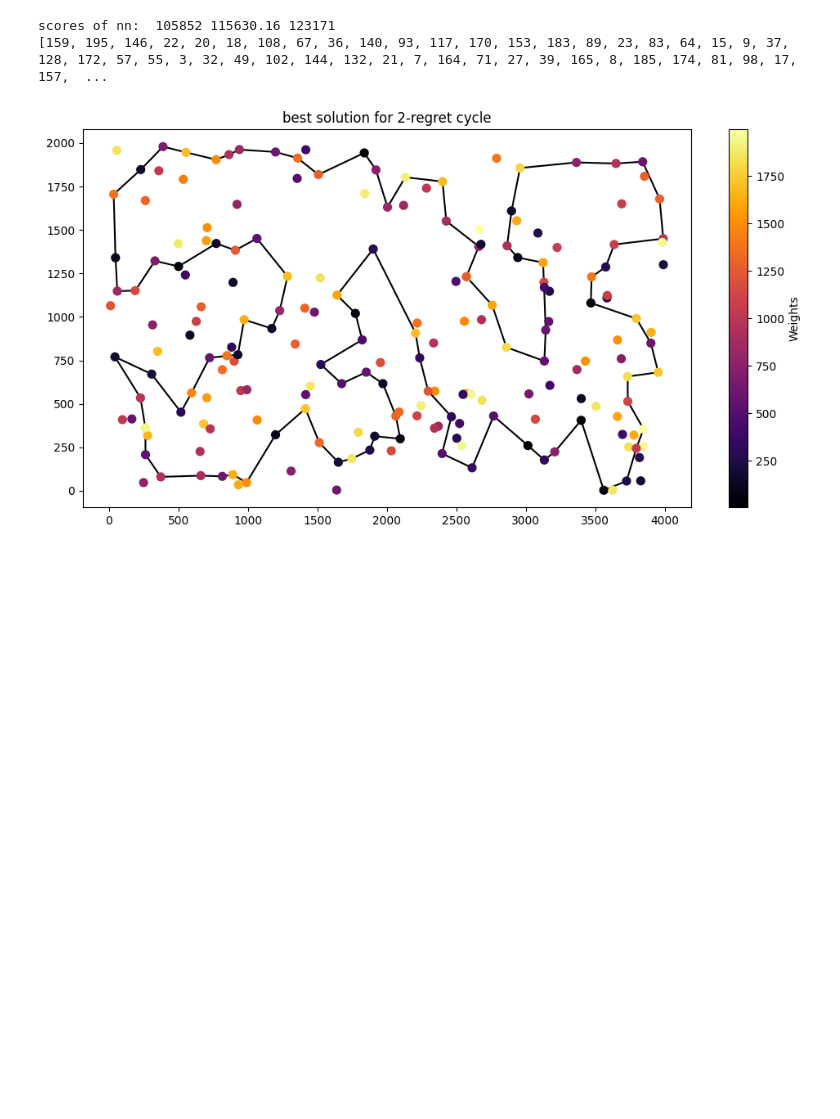
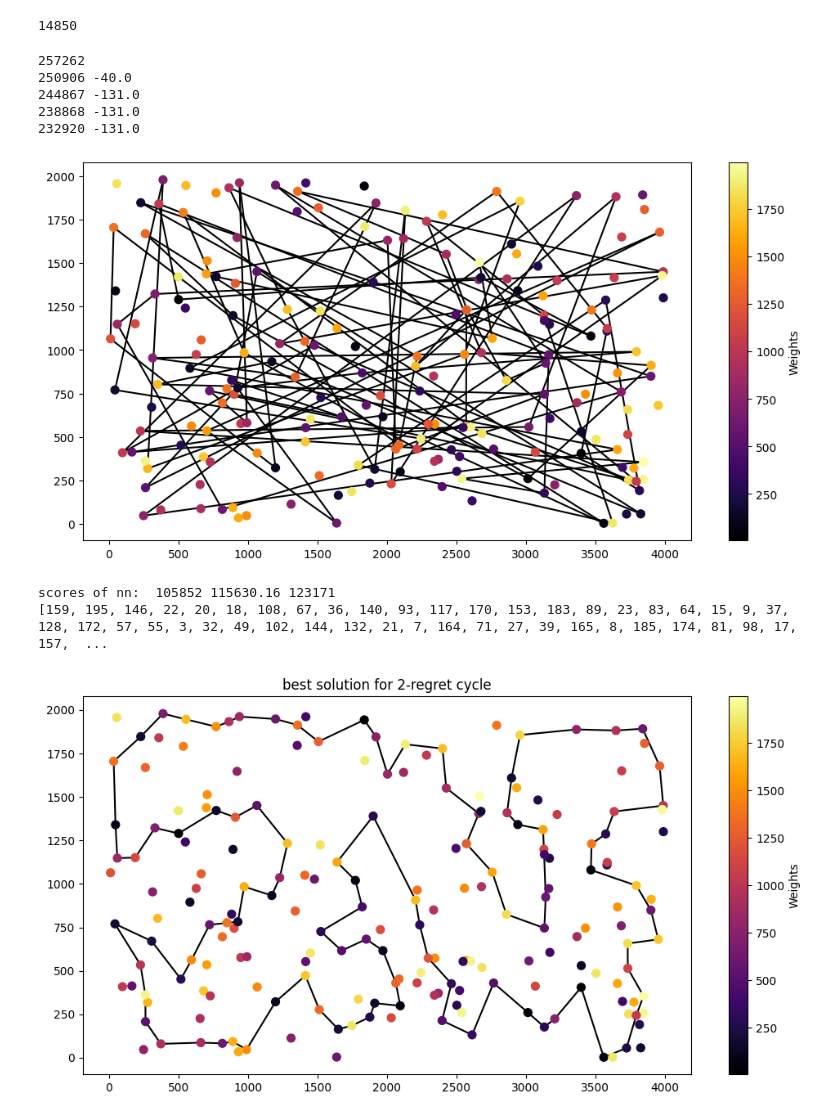
Before and after one commit to krzysztof-m-w/evolutionary_computation, a Jupyter notebook: lab3/ec3.ipynb, the cells around one changed output. Cells and saved outputs as stored; diff of their text form; code cells hidden in the pictures; blank space fills up the shorter version.

Commit message:
add greedy implementation

```diff
--- a/lab3/ec3.ipynb
+++ b/lab3/ec3.ipynb
@@ -197,3 +166,49 @@ def greedy(starting_solution: List[int], distance_matrix: np.ndarray, costs: np.
+# %%
+def greedy(starting_solution: List[int], distance_matrix: np.ndarray, costs: np.ndarray, neighborhood: Neighborhood) -> list:
+    cost_matrix = (distance_matrix + costs).T
+    n = len(distance_matrix)
+    num_nodes_to_use = n // 2
+    unselected = SortedList(range(len(costs)))
+    for i in starting_solution:
+        unselected.remove(i)
+    solution = starting_solution.copy()
+    print(score(solution, distance_matrix, costs))
+    for _ in range(int(1e9)):
+        objective_changes = [neighborhood.get_difference(i, solution, unselected)
+                            for i in range(neighborhood.neighborhood_size())]
+        best_index = np.argmin(objective_changes)
+        if objective_changes[i] >= 0:
+            return solution
+        solution = neighborhood.modify_solution(best_index, solution, unselected)
+        print(score(solution, distance_matrix, costs), objective_changes[i])
+    return solution
+# %%
+def get_random_solution(n: int) -> list[int]:
+    a=np.arange(0,n)
+    np.random.shuffle(a)
+
+    return list(a[:int(np.ceil(n/2))])
+# %%
+n = len(costs)
+initial_solution = get_random_solution(n)
+neighborhood1 = EdgeNeighborhood(dist, costs, n // 2)
+neighborhood2 = InterNeighborhood(dist, costs, n // 2)
+neighborhood = CombinedNeighborhood([neighborhood1, neighborhood2])
+neighborhood.neighborhood_size()
+# %% [output]
+14850
+# %%
+solution = greedy(initial_solution, dist, costs, neighborhood)
+# %% [output]
+257262
+250906 -40.0
+244867 -131.0
+238868 -131.0
+232920 -131.0
+# %%
+plot_solution(solution, coordinates, costs, '')
+# %% [output]
+[figure, added]
 # %%
 scores_2=[]
 sols_2=[]
```
Also changed, not shown: parts of 12 cells of this notebook.
